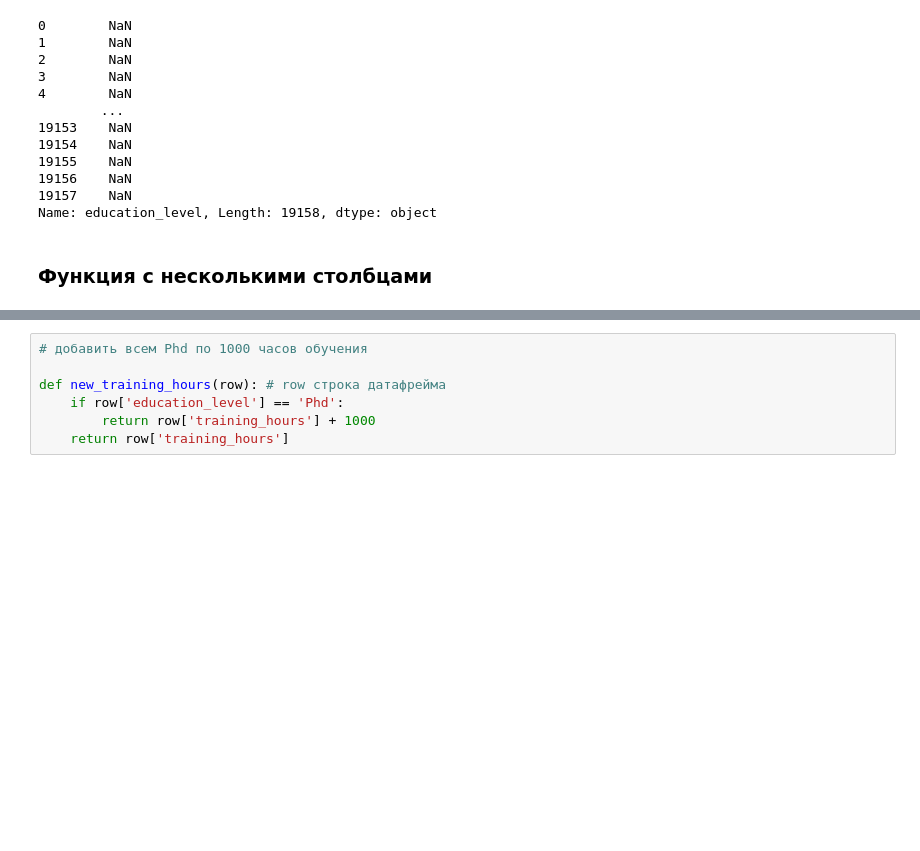
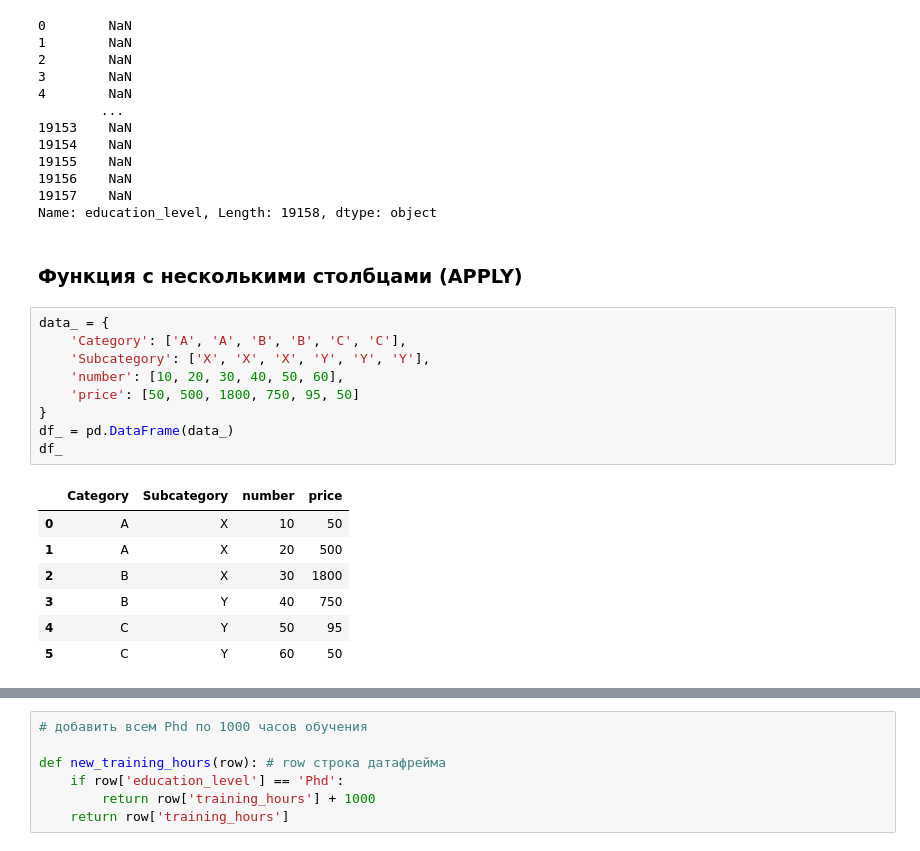
Before and after one commit to maxfil333/shared, a Jupyter notebook: pandas_notes.ipynb, the cells around one changed output, grey strips where cells are left out. Drawn from its saved outputs; the diff is of its cells as text; blank space fills up the shorter version.

Commit message:
apply func

```diff
--- a/pandas_notes.ipynb
+++ b/pandas_notes.ipynb
@@ -620,4 +621,21 @@ df['education_level'].map(d) # как аналог функции, apply, replac
 19157    NaN
 Name: education_level, Length: 19158, dtype: object
 # %% [markdown]
-### Функция с несколькими столбцами
+### Функция с несколькими столбцами (APPLY)
+# %%
+data_ = {
+    'Category': ['A', 'A', 'B', 'B', 'C', 'C'],
+    'Subcategory': ['X', 'X', 'X', 'Y', 'Y', 'Y'],
+    'number': [10, 20, 30, 40, 50, 60],
+    'price': [50, 500, 1800, 750, 95, 50]
+}
+df_ = pd.DataFrame(data_)
+df_
+# %% [output]
+|  | Category | Subcategory | number | price |
+| 0 | A | X | 10 | 50 |
+| 1 | A | X | 20 | 500 |
+| 2 | B | X | 30 | 1800 |
+| 3 | B | Y | 40 | 750 |
+| 4 | C | Y | 50 | 95 |
+| 5 | C | Y | 60 | 50 |
```
Also changed, not shown: parts of 32 cells of this notebook, 2 other files.
